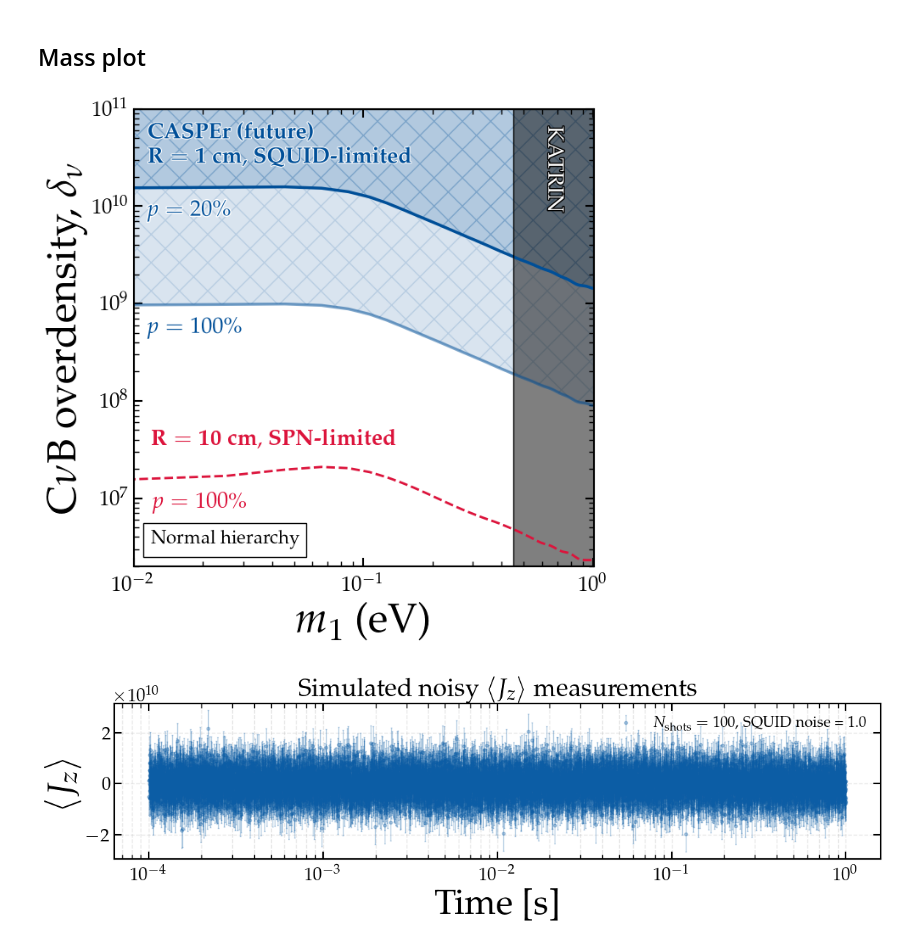
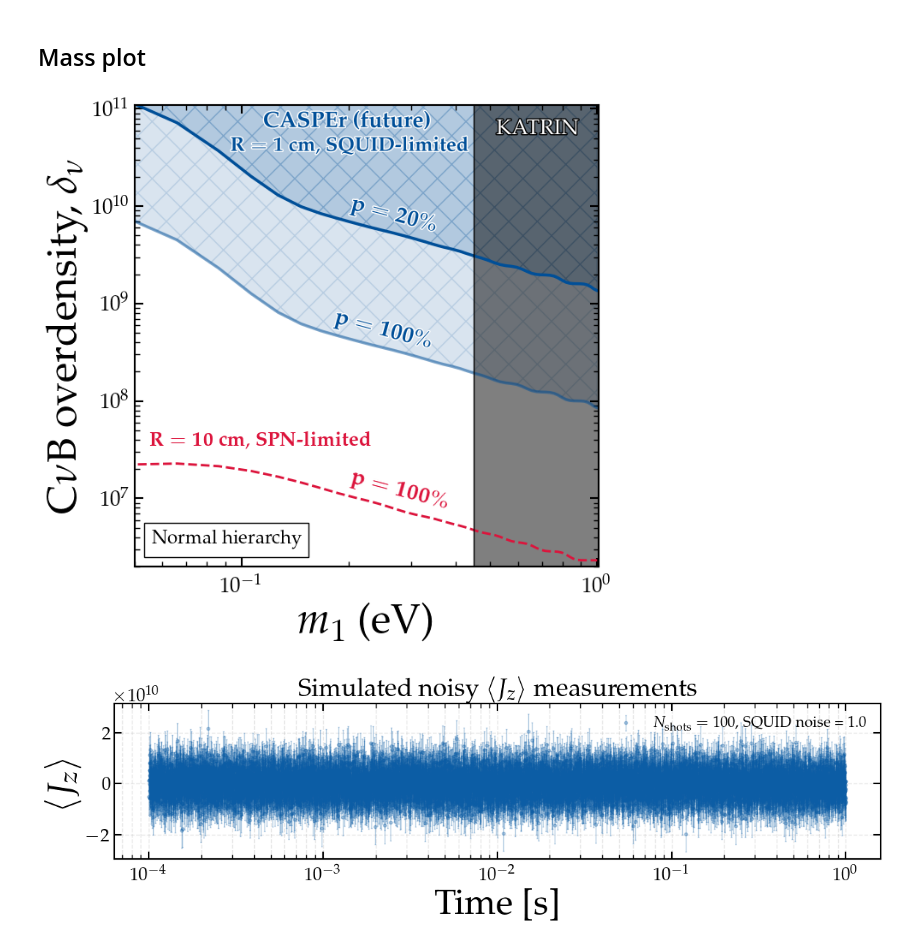
Before and after one commit to gpierobon/pyOpenNu, a Jupyter notebook: notebooks/chi2_jz.ipynb, the cells around one changed output. Saved outputs shown, nothing was run; the diff lists cells and outputs as text; code cells hidden in the pictures.

```diff
--- a/notebooks/chi2_jz.ipynb
+++ b/notebooks/chi2_jz.ipynb
@@ -46,7 +48,7 @@ delta: 7.56e+09
 #### CASPEr future setup: $R=1$ cm, ${\cal F}_{\rm SQUID}=50$, $p=50$\%
 # %%
 de, c2, c2l = on.find_delta(1, 0.05, p_init=0.5, T2=10, Nshots=10, seed=42, d_init=1e8, d_fin=1e16, ndelta=100,
-                 chi2_crit=2.71, squid_noise_ratio=50.0, B=1)
+                 chi2_crit=2.71, squid_noise_ratio=50.0)
 ff = 10*100**(3/2)
 print("delta: %.2e\n"%(de/ff))# Including T2=1000 s, Nshots=1000
 # %% [output]
@@ -335,16 +389,16 @@ dell_m = []
 dell_m_0 = []
 
 for m in tqdm.tqdm(mnl):
-    de, c2, _ = on.find_delta(1, m, T2=10, Nshots=10, seed=42, d_init=1e6, d_fin=1e14, ndelta=100, squid_noise_ratio=50.0)
+    de, c2, _ = on.find_delta(1, m, T2=10, Nshots=10, seed=42, d_init=1e7, d_fin=1e16, ndelta=100, squid_noise_ratio=50.0)
     dell_m.append(de)
-    de, c2, _ = on.find_delta(10, m, T2=10, Nshots=10, seed=42, d_init=1e6, d_fin=1e14, ndelta=100, squid_noise_ratio=0.0)
+    de, c2, _ = on.find_delta(10, m, T2=10, Nshots=10, seed=42, d_init=1e7, d_fin=1e16, ndelta=100, squid_noise_ratio=0.0)
     dell_m_0.append(de)
 
 dell_m = np.array(dell_m)
 dell_m_0 = np.array(dell_m_0)
 # %%
-dell_m = sn.gaussian_filter(dell_m, sigma=1.5)
-dell_m_0 = sn.gaussian_filter(dell_m_0, sigma=1.5)
+dm = sn.gaussian_filter(dell_m, sigma=1.5)
+dm_0 = sn.gaussian_filter(dell_m_0, sigma=1.5)
 # %%
 fig, ax = plt.subplots(figsize=(7,7))
 
@@ -358,63 +412,59 @@ f1 = 100**(3/2)*10*(1*0.25)**2     # T2=1000, Nshots=1000, p=0.1, FSQUID=50
 f2 = 100**(3/2)*10                # T2=1000, Nshots=1000, p=1,   FSQUID=50
 f4 = 100**(3/2)*10                # T2=1000, Nshots=1000, p=1,   FSQUID=0
 
-plt.loglog(mnl, dell_m/f1, c=c1, lw=2.5)
-plt.fill_between(mnl, dell_m/f1, 1e16*np.ones(len(mnl)), alpha=0.3, color=c1, hatch='X')
+plt.loglog(mnl, dm/f1, c=c1, lw=2.5)
+plt.fill_between(mnl, dm/f1, 1e16*np.ones(len(mnl)), alpha=0.3, color=c1, hatch='X')
 
-plt.loglog(mnl, dell_m/f2, c=c1, lw=2.5, alpha=0.5)
-plt.fill_between(mnl, dell_m/f2, dell_m/f1, alpha=0.15, color=c1, hatch='X')
+plt.loglog(mnl, dm/f2, c=c1, lw=2.5, alpha=0.5)
+plt.fill_between(mnl, dm/f2, dm/f1, alpha=0.15, color=c1, hatch='X')
 
-tc = plt.text(0.0115,5e10,r'{\bf CASPEr (future)}', fontsize=19, c=c1)
-tc.set_path_effects([pe.Stroke(linewidth=1.5, foreground='w'),
+tc = plt.text(0.115,6.5e10,r'{\bf CASPEr (future)}', fontsize=19, c=c1)
+tc.set_path_effects([pe.Stroke(linewidth=2, foreground='w'),
                      pe.Normal()])
 
-tc2 = plt.text(0.0115,2.8e10,r'${\bf R=1}$ {\bf cm}, {\bf SQUID-limited}', fontsize=19, c=c1)
-tc2.set_path_effects([pe.Stroke(linewidth=1.5, foreground='w'),
+tc2 = plt.text(0.093,3.7e10,r'${\bf R=1}$ {\bf cm}, {\bf SQUID-limited}', fontsize=17, c=c1)
+tc2.set_path_effects([pe.Stroke(linewidth=2, foreground='w'),
                      pe.Normal()])
-# tc3 = plt.text(0.18,1.5e10,r'${\cal F}_{\rm SQUID}=10$', fontsize=18, c=c1)
-# tc3.set_path_effects([pe.Stroke(linewidth=2, foreground='w'),
-#                      pe.Normal()])
 
-tp1 = plt.text(0.0115,8e9,r'$p=20\%$', fontsize=19,c=c1, alpha=1, rotation=0)
-tp2 = plt.text(0.0115,5e8,r'$p=100\%$', fontsize=19,c=c1, alpha=1, rotation=0)
+tp1 = plt.text(0.2,5.5e9,r'${\bf p=20\%}$', fontsize=19,c=c1, alpha=1, rotation=-15)
+tp2 = plt.text(0.18,3.5e8,r'${\bf p=100\%}$', fontsize=19,c=c1, alpha=1, rotation=-15)
 tp1.set_path_effects([pe.Stroke(linewidth=2, foreground='w'),
                      pe.Normal()])
 tp2.set_path_effects([pe.Stroke(linewidth=2, foreground='w'),
                      pe.Normal()])
 
-plt.loglog(mnl, dell_m_0/f4, c='crimson', lw=2, ls='--')
-plt.text(0.012,3.5e7,r'${\bf R=10}$ {\bf cm}, {\bf SPN-limited}', fontsize=19,c='crimson', rotation=0)
-tp2 = plt.text(0.012,8e6,r'$p=100\%$', fontsize=19,c='crimson', alpha=1, rotation=0)
-# plt.text(0.075,7.3e6,r'(SPN limited)', fontsize=16,c=c2, rotation=-15)
+plt.loglog(mnl, dm_0/f4, c='crimson', lw=2, ls='--')
+plt.text(0.055,3.5e7,r'${\bf R=10}$ {\bf cm}, {\bf SPN-limited}', fontsize=17,c='crimson', rotation=0)
+tp2 = plt.text(0.2,8e6,r'${\bf p=100\%}$', fontsize=19,c='crimson', alpha=1, rotation=-15)
 
 mm = np.geomspace(1e-3, 2,100)
 mm2 = np.geomspace(1e-3, 0.45,100)
-plt.fill_between(mm, 1e11,  1e15, alpha=0.8, color='k')
+#plt.fill_between(mm, 1e11,  1e15, alpha=0.5, color='k')
 
-yy = np.geomspace(1e6,1e11,100)
+yy = np.geomspace(1e6,2e11,100)
 plt.axvline(0.45, c='k', lw=1)
 plt.fill_betweenx(yy, 0.45, 2, color='k', alpha=0.5, lw=0.001)
-#tk = plt.text(4.7e-1, 3e10, 'KATRIN', fontsize=18, alpha=1, c='w', rotation=0)
-tk = plt.text(6e-1, 1e10, 'KATRIN', fontsize=19, alpha=1, c='w', rotation=-90)
+tk = plt.text(5.2e-1, 5.5e10, 'KATRIN', fontsize=18, alpha=1, c='w', rotation=0)
+#tk = plt.text(6e-1, 1e10, 'KATRIN', fontsize=19, alpha=1, c='w', rotation=-90)
 tk.set_path_effects([pe.Stroke(linewidth=2, foreground='black'),
                      pe.Normal()])
 
 text_box = AnchoredText(
     fr"Normal hierarchy",
     loc='lower left',
     frameon=True,
     prop=dict(size=16)
 )
 ax.add_artist(text_box)
 
 plt.xlabel(r'$m_1$ (eV)')
 plt.ylabel(r'C$\nu$B overdensity, $\delta_{\nu}$')
-plt.xlim(1e-2, 1.01)
-plt.ylim(2e6, 1e11)
+plt.xlim(5e-2, 1.01)
+plt.ylim(2e6, 1.1e11)
 plt.show()
 fig.savefig(main_dir+'plots/deltanu_m1.pdf', bbox_inches='tight')
 # %% [output]
-[figure, old version]
+[figure, new version]
 # %%
 N = int(1e22)
 Nshots = 100
```
Also changed, not shown: parts of 5 cells of this notebook, 1 other file.
